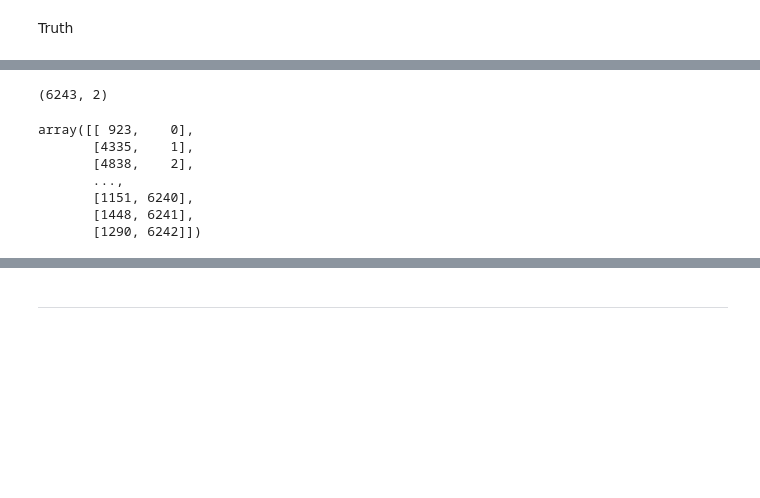
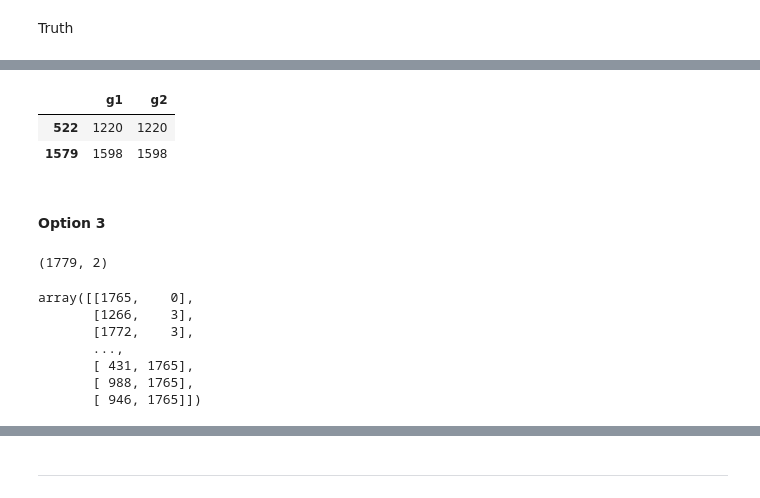
Before and after one commit to win7/Test_Graph_MatchingAlignment, a Jupyter notebook: Network-Alignment-with-Transferable-Graph-Autoencoders/test_subgraph_MS.ipynb, the cells around one changed output, grey strips where cells are left out. Cells and saved outputs as stored; diff of their text form; code cells hidden in the pictures; blank space fills up the shorter version.

```diff
--- a/Network-Alignment-with-Transferable-Graph-Autoencoders/test_subgraph_MS.ipynb
+++ b/Network-Alignment-with-Transferable-Graph-Autoencoders/test_subgraph_MS.ipynb
@@ -538,3 +435,6 @@ array([[0., 0., 0., ..., 0., 0., 0.],
        [0., 0., 0., ..., 0., 0., 0.],
        [0., 0., 0., ..., 0., 0., 0.],
        [0., 0., 0., ..., 0., 0., 0.]], dtype=float32)
+# %%
+option2 = matrix_to_edge(X)
+option2
@@ -540,0 +458,7 @@ array([[0., 0., 0., ..., 0., 0., 0.],
+# %%
+df_match = match_nodes(option2, map1, map2)
+df_match
+# %% [output]
+|  | g1 | g2 |
+| 522 | 1220 | 1220 |
+| 1579 | 1598 | 1598 |
@@ -541,20 +469,22 @@ array([[0., 0., 0., ..., 0., 0., 0.],
+# %% [markdown]
+#### Option 3
 # %%
 indices = []
-row, col = X.shape
-for i in range(row):
-    for j in range(col):
-        if X[i][j] == 1:
-            indices.append([i, j])
-option2 = np.array(indices)
-option2 = option2[option2[:, 1].argsort()]
-print(option2.shape)
-option2
+for i in range(D.shape[0]):
+	dist_list = D[i]
+	sorted_neighbors = torch.argsort(dist_list).cpu()
+	indices.append([i, sorted_neighbors[0]])
+
+option3 = np.array(indices)
+option3 = option3[option3[:, 1].argsort()]
+print(option3.shape)
+option3
 # %% [output]
-(6243, 2)
+(1779, 2)
-array([[ 923,    0],
-       [4335,    1],
-       [4838,    2],
+array([[1765,    0],
+       [1266,    3],
+       [1772,    3],
        ...,
-       [1151, 6240],
-       [1448, 6241],
-       [1290, 6242]])
+       [ 431, 1765],
+       [ 988, 1765],
+       [ 946, 1765]])
```
Also changed, not shown: parts of 86 cells of this notebook, 4 other files.
